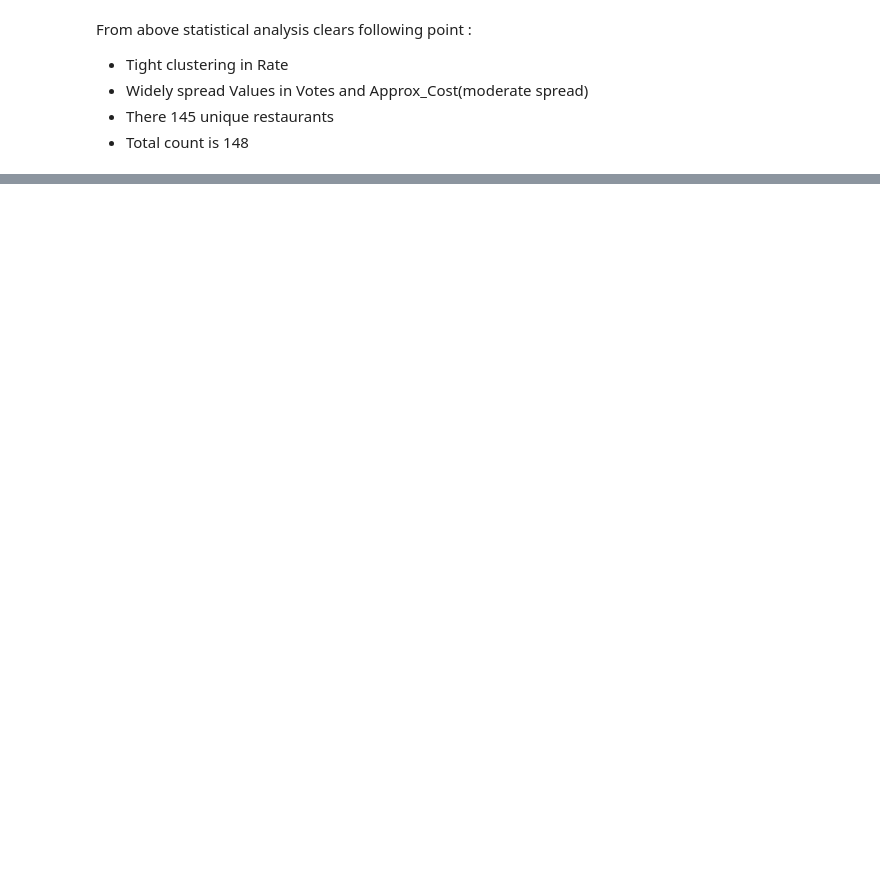
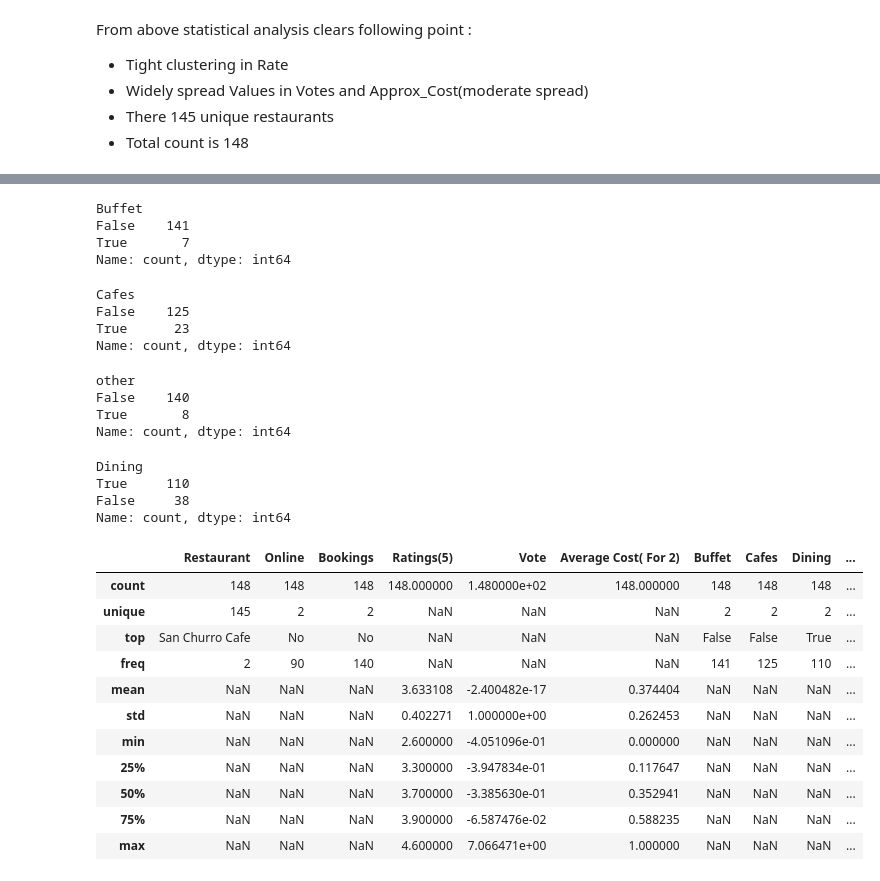
Before and after one commit to mynkchn/Drive-Into-Analysis, a Jupyter notebook: Zomato Data Analysis/zomato_data_analysis.ipynb, the cells around one changed output, grey strips where cells are left out. Saved outputs shown, nothing was run; the diff lists cells and outputs as text; code cells hidden in the pictures; blank space fills up the shorter version.

```diff
--- a/Zomato Data Analysis/zomato_data_analysis.ipynb
+++ b/Zomato Data Analysis/zomato_data_analysis.ipynb
@@ -129,3 +144,11 @@ df.head(5)
 | 2 | San Churro Cafe | Yes | No | 3.8 | 918 | 800 | Buffet |
 | 3 | Addhuri Udupi Bhojana | No | No | 3.7 | 88 | 300 | Buffet |
 | 4 | Grand Village | No | No | 3.8 | 166 | 600 | Buffet |
+# %%
+# Normalisation of votes and average cost ( Useful for algorithms that need data within the specific range)
+
+# Z score normalisation used in case of outliers and machine learning models it ranges the value in a proper format and make data clean to analysis
+df['Vote']=(df['Vote']-df['Vote'].mean())/df['Vote'].std()
+
+# Min - Max is used to get values in a same range say 0-1 cannot be used when outliers
+df['Average Cost( For 2)']=(df['Average Cost( For 2)']-df['Average Cost( For 2)'].min())/(df['Average Cost( For 2)'].max()-df['Average Cost( For 2)'].min())
@@ -131,0 +164,5 @@ df.head(5)
+# %%
+# Create Dummies for Type this help in classify the categorical data and helpful in algorithms that cant process the categorical data
+
+dummy=pd.get_dummies(df['Type'])
+dummy.head(5)
@@ -131,0 +176,3 @@ df.head(5)
+# %%
+df=pd.concat([df,dummy],axis=1)
+df.head(5)
@@ -131,0 +186,3 @@ df.head(5)
+# %%
+df.drop(columns=['Type'],inplace=True)
+df.head(5)
@@ -131,0 +196,43 @@ df.head(5)
+# %%
+df['Buffet'].value_counts()
+# %% [output]
+Buffet
+False    141
+True       7
+Name: count, dtype: int64
+# %%
+df['Cafes'].value_counts()
+# %% [output]
+Cafes
+False    125
+True      23
+Name: count, dtype: int64
+# %%
+df['other'].value_counts()
+# %% [output]
+other
+False    140
+True       8
+Name: count, dtype: int64
+# %%
+df['Dining'].value_counts()
+# %% [output]
+Dining
+True     110
+False     38
+Name: count, dtype: int64
+# %%
+df.describe(include='all')
+# %% [output]
+|  | Restaurant | Online | Bookings | Ratings(5) | Vote | Average Cost( For 2) | Buffet | Cafes | Dining | ... |
+| count | 148 | 148 | 148 | 148.000000 | 1.480000e+02 | 148.000000 | 148 | 148 | 148 | ... |
+| unique | 145 | 2 | 2 | NaN | NaN | NaN | 2 | 2 | 2 | ... |
+| top | San Churro Cafe | No | No | NaN | NaN | NaN | False | False | True | ... |
+| freq | 2 | 90 | 140 | NaN | NaN | NaN | 141 | 125 | 110 | ... |
+| mean | NaN | NaN | NaN | 3.633108 | -2.400482e-17 | 0.374404 | NaN | NaN | NaN | ... |
+| std | NaN | NaN | NaN | 0.402271 | 1.000000e+00 | 0.262453 | NaN | NaN | NaN | ... |
+| min | NaN | NaN | NaN | 2.600000 | -4.051096e-01 | 0.000000 | NaN | NaN | NaN | ... |
+| 25% | NaN | NaN | NaN | 3.300000 | -3.947834e-01 | 0.117647 | NaN | NaN | NaN | ... |
+| 50% | NaN | NaN | NaN | 3.700000 | -3.385630e-01 | 0.352941 | NaN | NaN | NaN | ... |
+| 75% | NaN | NaN | NaN | 3.900000 | -6.587476e-02 | 0.588235 | NaN | NaN | NaN | ... |
+| max | NaN | NaN | NaN | 4.600000 | 7.066471e+00 | 1.000000 | NaN | NaN | NaN | ... |
```
Also changed, not shown: parts of 7 cells of this notebook, 1 other file.
